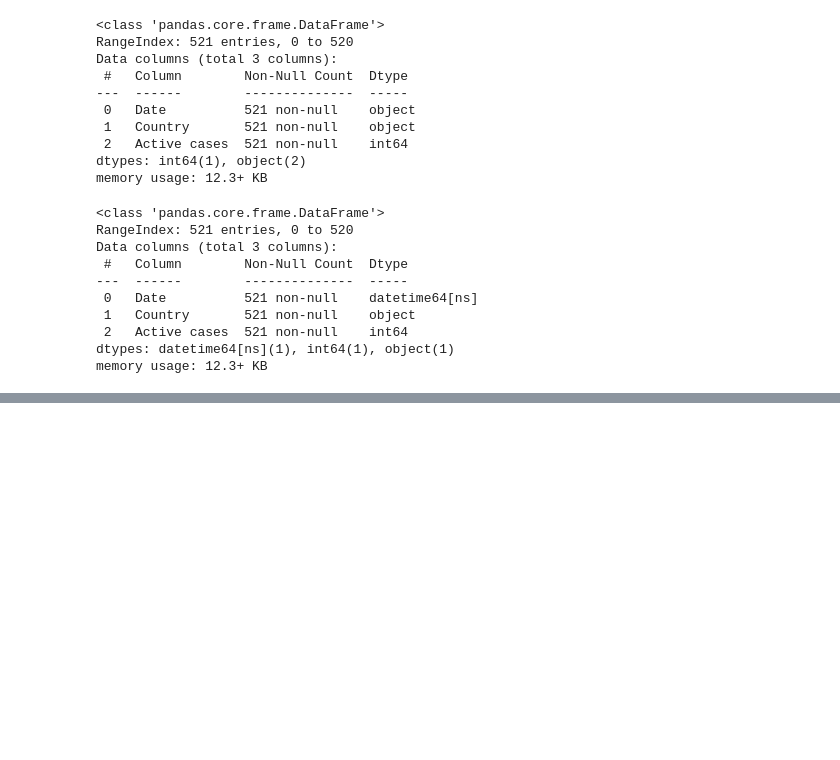
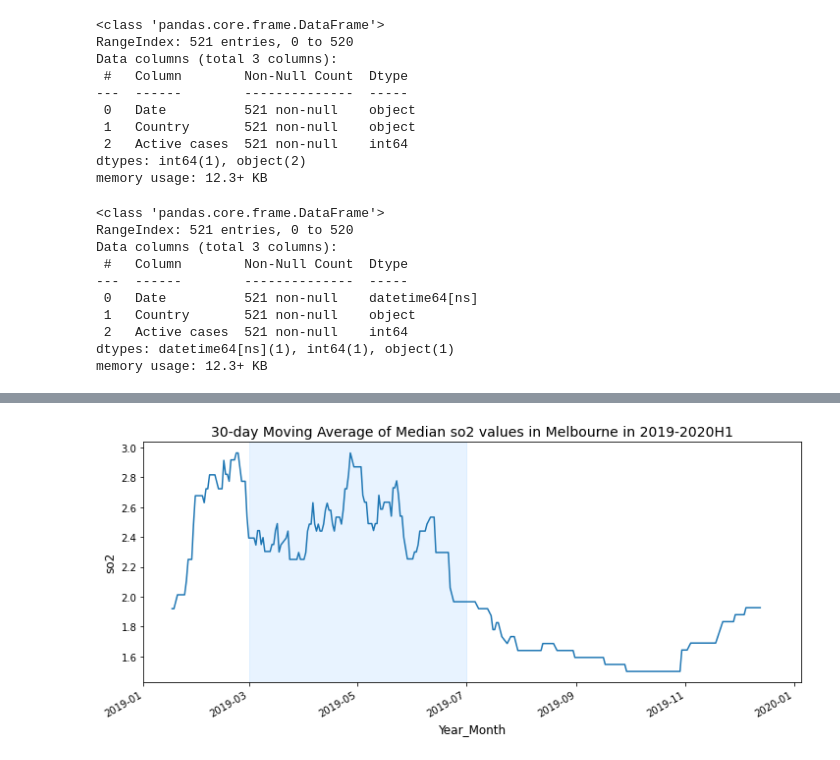
Before and after one commit to firdausmehta/COVID19-Global-Air-Quality, a Jupyter notebook: Clean_Data_Firdaus.ipynb, the cells around one changed output, grey strips where cells are left out. Saved outputs shown, nothing was run; the diff lists cells and outputs as text; code cells hidden in the pictures; blank space fills up the shorter version.

```diff
--- a/Clean_Data_Firdaus.ipynb
+++ b/Clean_Data_Firdaus.ipynb
@@ -852,0 +882,4 @@ def linear_regression_plot(df, x, y, df_name, title):
+# %%
+mel_air_specie("so2")
+# %% [output]
+[figure, added]
```
Also changed, not shown: parts of 21 cells of this notebook, 8 other files.
